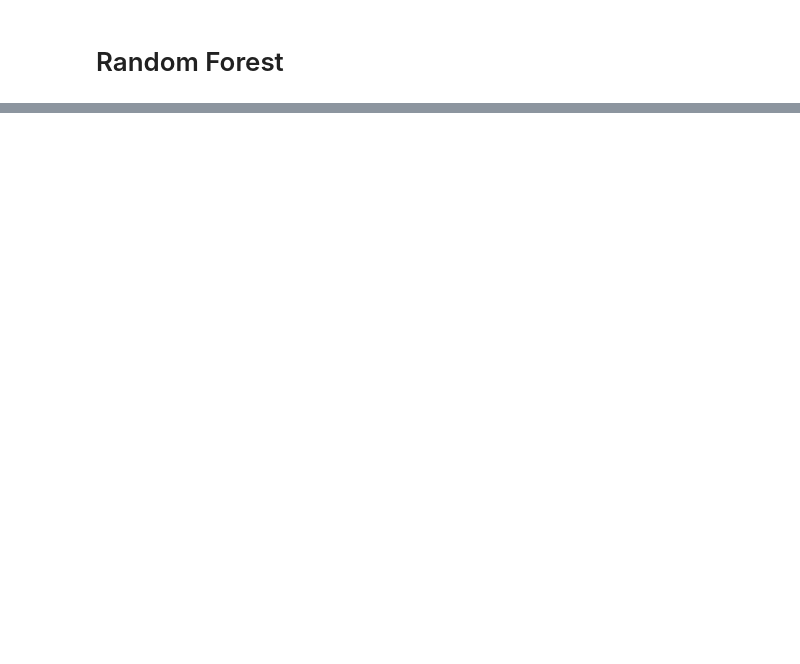
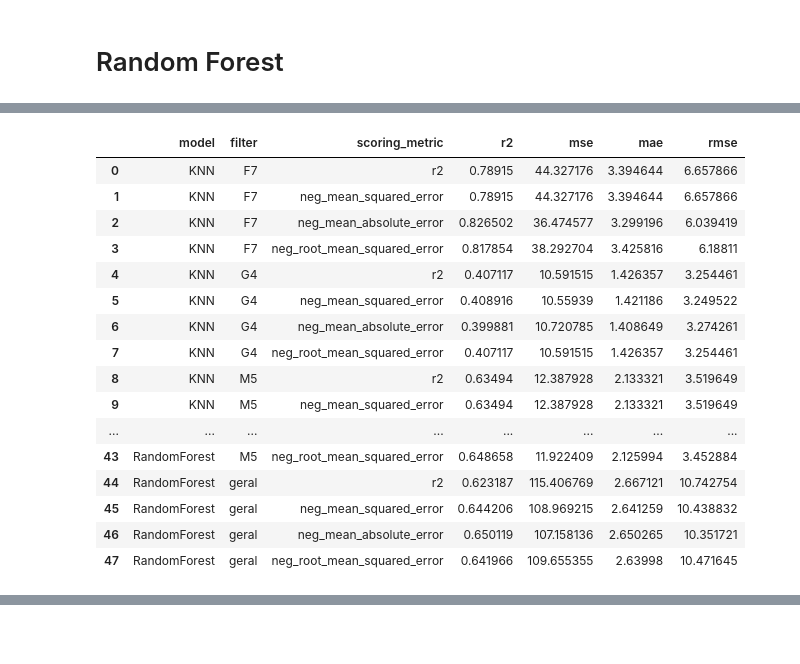
Before and after one commit to JJ223/Samsung, a Jupyter notebook: Models.ipynb, the cells around one changed output, grey strips where cells are left out. Drawn from its saved outputs; the diff is of its cells as text; code cells hidden in the pictures; blank space fills up the shorter version.

```diff
--- a/Models.ipynb
+++ b/Models.ipynb
@@ -205,7 +205,7 @@ def get_metrics(df1, model, scoring_metric):
         'r2': r2_score(y_test, y_pred),
         'mse': mean_squared_error(y_test, y_pred),
         'mae': mean_absolute_error(y_test, y_pred),
-        'rmse': math.sqrt(mean_absolute_error(y_test, y_pred))
+        'rmse': math.sqrt(mean_squared_error(y_test, y_pred))
     }
 
 metrics = ["r2", "neg_mean_squared_error", "neg_mean_absolute_error", "neg_root_mean_squared_error"]
@@ -281,7 +273,7 @@ def get_metrics(df1, model, scoring_metric):
         'r2': r2_score(y_test, y_pred),
         'mse': mean_squared_error(y_test, y_pred),
         'mae': mean_absolute_error(y_test, y_pred),
-        'rmse': math.sqrt(mean_absolute_error(y_test, y_pred))
+        'rmse': math.sqrt(mean_squared_error(y_test, y_pred))
     }
 
 metrics = ["r2", "neg_mean_squared_error", "neg_mean_absolute_error", "neg_root_mean_squared_error"]
@@ -300,4 +400,4 @@ KeyboardInterrupt:
 # %%
-temp = pd.read_csv('results/RandomForest.csv')
-temp.sort_values(by=['model'], inplace=True)
-temp.head(temp.shape[0])
+rf = pd.read_csv('results/RandomForest.csv')
+rf.sort_values(by=['model'], inplace=True)
+rf.head(rf.shape[0])
@@ -304,3 +422,38 @@ temp.head(temp.shape[0])
+# %%
+columns = ['model','filter','scoring_metric','r2', 'mse', 'mae', 'rmse']
+results_df = pd.DataFrame(columns=columns)
+for model in [(kNN, "KNN"),( dtree, "decisionTree"), (rf, "RandomForest")]:
+    for index, row in model[0].iterrows():
+        results_df = results_df.append({
+            'model': model[1],
+            'filter': row['model'],
+            'scoring_metric': row['scoring_metric'],
+            'r2': row['r2'],
+            'mse': row['mse'],
+            'mae': row['mae'],
+            'rmse': row['rmse']
+        }, ignore_index=True)
+
+results_df.to_csv('results/results.csv', index=False)
+results_df.head(results_df.shape[0])
+# %% [output]
+|  | model | filter | scoring_metric | r2 | mse | mae | rmse |
+| 0 | KNN | F7 | r2 | 0.78915 | 44.327176 | 3.394644 | 6.657866 |
+| 1 | KNN | F7 | neg_mean_squared_error | 0.78915 | 44.327176 | 3.394644 | 6.657866 |
+| 2 | KNN | F7 | neg_mean_absolute_error | 0.826502 | 36.474577 | 3.299196 | 6.039419 |
+| 3 | KNN | F7 | neg_root_mean_squared_error | 0.817854 | 38.292704 | 3.425816 | 6.18811 |
+| 4 | KNN | G4 | r2 | 0.407117 | 10.591515 | 1.426357 | 3.254461 |
+| 5 | KNN | G4 | neg_mean_squared_error | 0.408916 | 10.55939 | 1.421186 | 3.249522 |
+| 6 | KNN | G4 | neg_mean_absolute_error | 0.399881 | 10.720785 | 1.408649 | 3.274261 |
+| 7 | KNN | G4 | neg_root_mean_squared_error | 0.407117 | 10.591515 | 1.426357 | 3.254461 |
+| 8 | KNN | M5 | r2 | 0.63494 | 12.387928 | 2.133321 | 3.519649 |
+| 9 | KNN | M5 | neg_mean_squared_error | 0.63494 | 12.387928 | 2.133321 | 3.519649 |
+| ... | ... | ... | ... | ... | ... | ... | ... |
+| 43 | RandomForest | M5 | neg_root_mean_squared_error | 0.648658 | 11.922409 | 2.125994 | 3.452884 |
+| 44 | RandomForest | geral | r2 | 0.623187 | 115.406769 | 2.667121 | 10.742754 |
+| 45 | RandomForest | geral | neg_mean_squared_error | 0.644206 | 108.969215 | 2.641259 | 10.438832 |
+| 46 | RandomForest | geral | neg_mean_absolute_error | 0.650119 | 107.158136 | 2.650265 | 10.351721 |
+| 47 | RandomForest | geral | neg_root_mean_squared_error | 0.641966 | 109.655355 | 2.63998 | 10.471645 |
 # %%
 def plot_difference(y_test, y_pred):
     sorted_indices = np.argsort(y_test)
```
Also changed, not shown: parts of 8 cells of this notebook, 5 other files.
